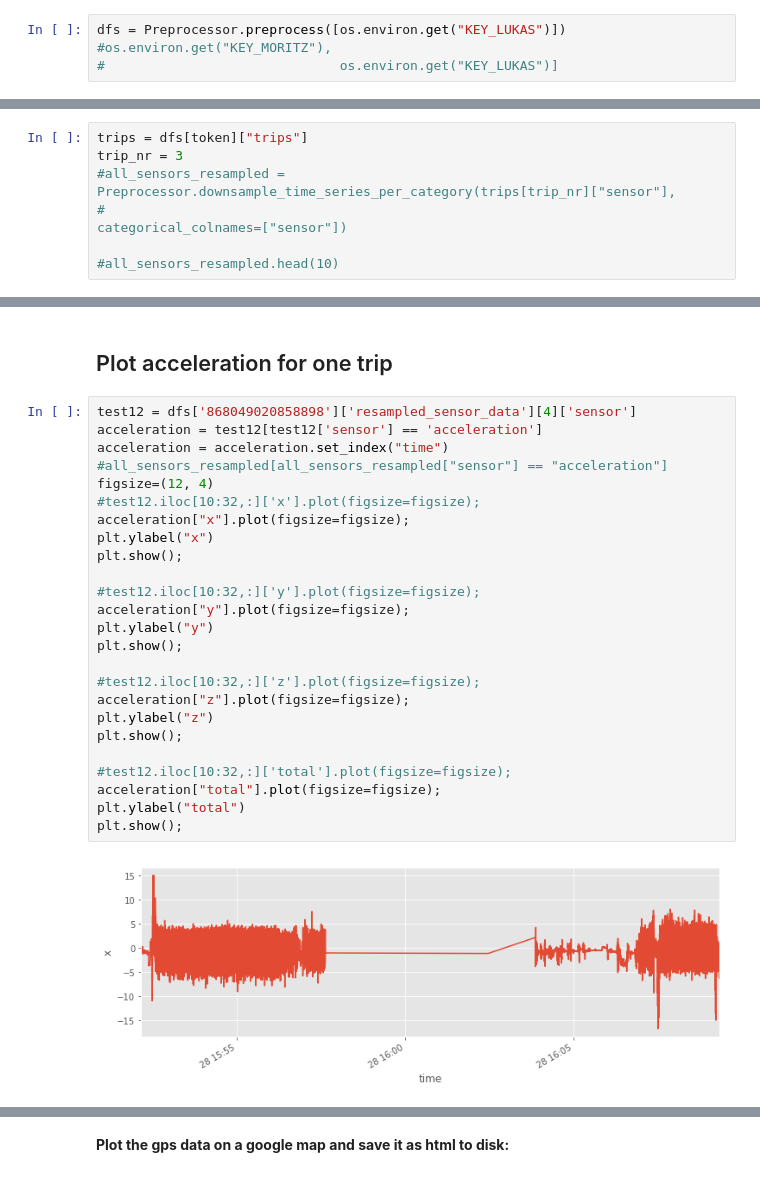
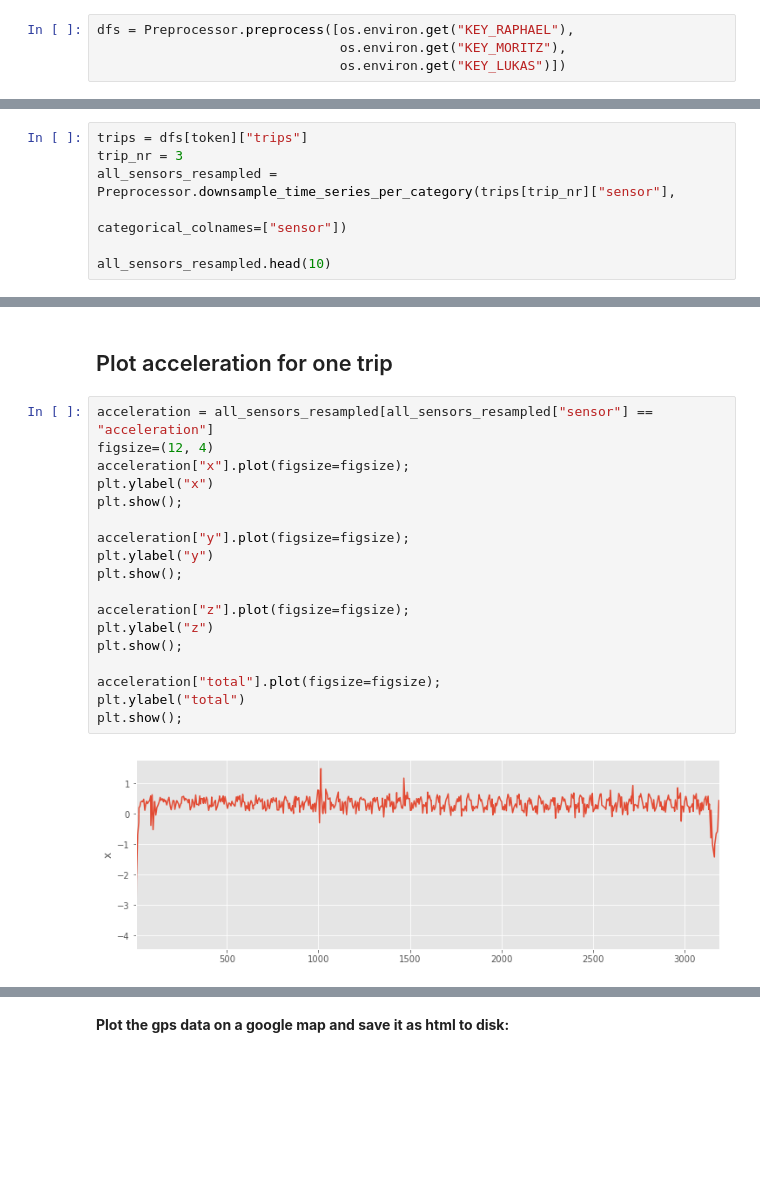
Before and after one commit to univie-datamining-team3/assignment2, a Jupyter notebook: notebooks/2.0-lm-presentation.ipynb, the cells around one changed output, grey strips where cells are left out. Saved outputs shown, nothing was run; the diff lists cells and outputs as text; blank space fills up the shorter version.

```diff
--- a/notebooks/2.0-lm-presentation.ipynb
+++ b/notebooks/2.0-lm-presentation.ipynb
@@ -76,5 +76,5 @@ We have recorded: 61 trips
 # %%
-dfs = Preprocessor.preprocess([os.environ.get("KEY_LUKAS")])
-#os.environ.get("KEY_MORITZ"),
-#                              os.environ.get("KEY_LUKAS")]
+dfs = Preprocessor.preprocess([os.environ.get("KEY_RAPHAEL"),
+                               os.environ.get("KEY_MORITZ"),
+                               os.environ.get("KEY_LUKAS")])
 # %% [output]
@@ -167,7 +103,7 @@ trip_info[scripted_mask]
 # %%
 trips = dfs[token]["trips"]
 trip_nr = 3
-#all_sensors_resampled = Preprocessor.downsample_time_series_per_category(trips[trip_nr]["sensor"],
-#                                                                         categorical_colnames=["sensor"])
+all_sensors_resampled = Preprocessor.downsample_time_series_per_category(trips[trip_nr]["sensor"],
+                                                                         categorical_colnames=["sensor"])
 
-#all_sensors_resampled.head(10)
+all_sensors_resampled.head(10)
@@ -224,29 +122,22 @@ dfs
 # %% [markdown]
 ## Plot acceleration for one trip
 # %%
-test12 = dfs['868049020858898']['resampled_sensor_data'][4]['sensor']
-acceleration = test12[test12['sensor'] == 'acceleration']
-acceleration = acceleration.set_index("time")
-#all_sensors_resampled[all_sensors_resampled["sensor"] == "acceleration"]
+acceleration = all_sensors_resampled[all_sensors_resampled["sensor"] == "acceleration"]
 figsize=(12, 4)
-#test12.iloc[10:32,:]['x'].plot(figsize=figsize);
 acceleration["x"].plot(figsize=figsize);
 plt.ylabel("x")
 plt.show();
 
-#test12.iloc[10:32,:]['y'].plot(figsize=figsize);
 acceleration["y"].plot(figsize=figsize);
 plt.ylabel("y")
 plt.show();
 
-#test12.iloc[10:32,:]['z'].plot(figsize=figsize);
 acceleration["z"].plot(figsize=figsize);
 plt.ylabel("z")
 plt.show();
 
-#test12.iloc[10:32,:]['total'].plot(figsize=figsize);
 acceleration["total"].plot(figsize=figsize);
 plt.ylabel("total")
 plt.show();
 # %% [output]
-[figure, old version]
+[figure, new version]
```
Also changed, not shown: parts of 18 cells of this notebook, 3 other files.
